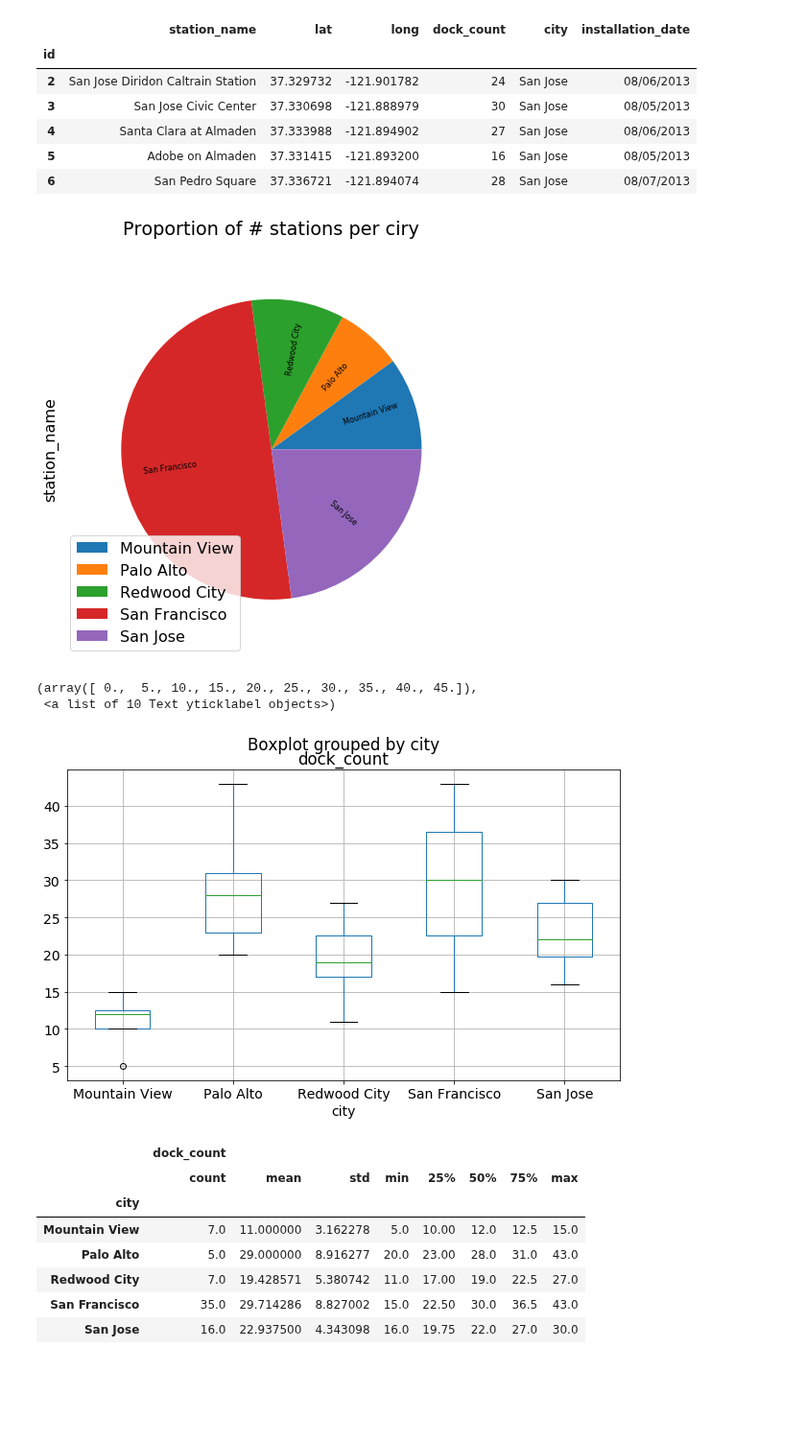
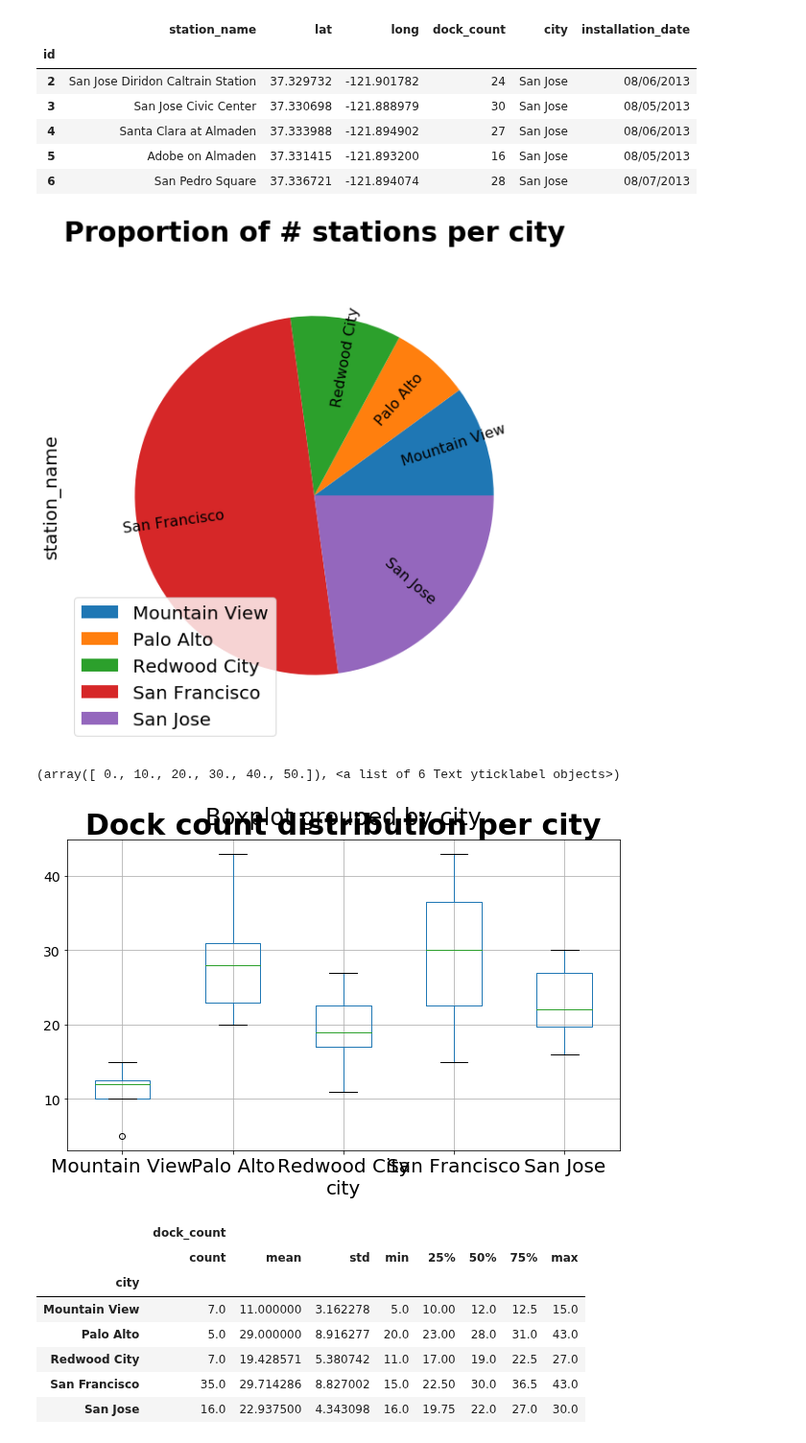
Before and after one commit to orbenishay/pandas-project, a Jupyter notebook: Bicycle_10.ipynb, the cells around one changed output. Shown at 96% size. Drawn from its saved outputs; the diff is of its cells as text; code cells hidden in the pictures; blank space fills up the shorter version.

```diff
--- a/Bicycle_10.ipynb
+++ b/Bicycle_10.ipynb
@@ -40,20 +40,20 @@ df_station.head()
 | 5 | Adobe on Almaden | 37.331415 | -121.893200 | 16 | San Jose | 08/05/2013 |
 | 6 | San Pedro Square | 37.336721 | -121.894074 | 28 | San Jose | 08/07/2013 |
 # %%
-df_station.groupby('city')['station_name'].count().plot.pie(fontsize=8, figsize=(8,8), labeldistance=0.5, rotatelabels=True, counterclock=True, radius= 0.9)
-plt.legend(('Mountain View', 'Palo Alto', 'Redwood City','San Francisco','San Jose'),loc='lower left')
-plt.title('Proportion of # stations per ciry')
-plt.rcParams['font.size'] = 14
+df_station.groupby('city')['station_name'].count().plot.pie(fontsize=16, figsize=(10,10), labeldistance=0.5, rotatelabels=True, counterclock=True, radius= 0.9)
+plt.legend(('Mountain View', 'Palo Alto', 'Redwood City','San Francisco','San Jose'),loc='lower left', fontsize=20)
+plt.title('Proportion of # stations per city', fontsize=30, weight='bold')
+plt.rcParams['font.size'] = 20
 # %% [output]
-[figure, old version]
+[figure, new version]
 # %%
 df_station.boxplot(by='city', column= 'dock_count', figsize=(10,6))
-plt.xticks(fontsize=14)
+plt.title('Dock count distribution per city', fontsize=30, weight='bold')
+plt.xticks(fontsize=20)
 plt.yticks(fontsize=14)
 # %% [output]
-(array([ 0.,  5., 10., 15., 20., 25., 30., 35., 40., 45.]),
- <a list of 10 Text yticklabel objects>)
+(array([ 0., 10., 20., 30., 40., 50.]), <a list of 6 Text yticklabel objects>)
-[figure, old version]
+[figure, new version]
 # %%
 df_station.drop(columns = ['lat', 'long']).groupby('city').describe()
 # %% [output]
```
Also changed, not shown: parts of 1 cell of this notebook.
